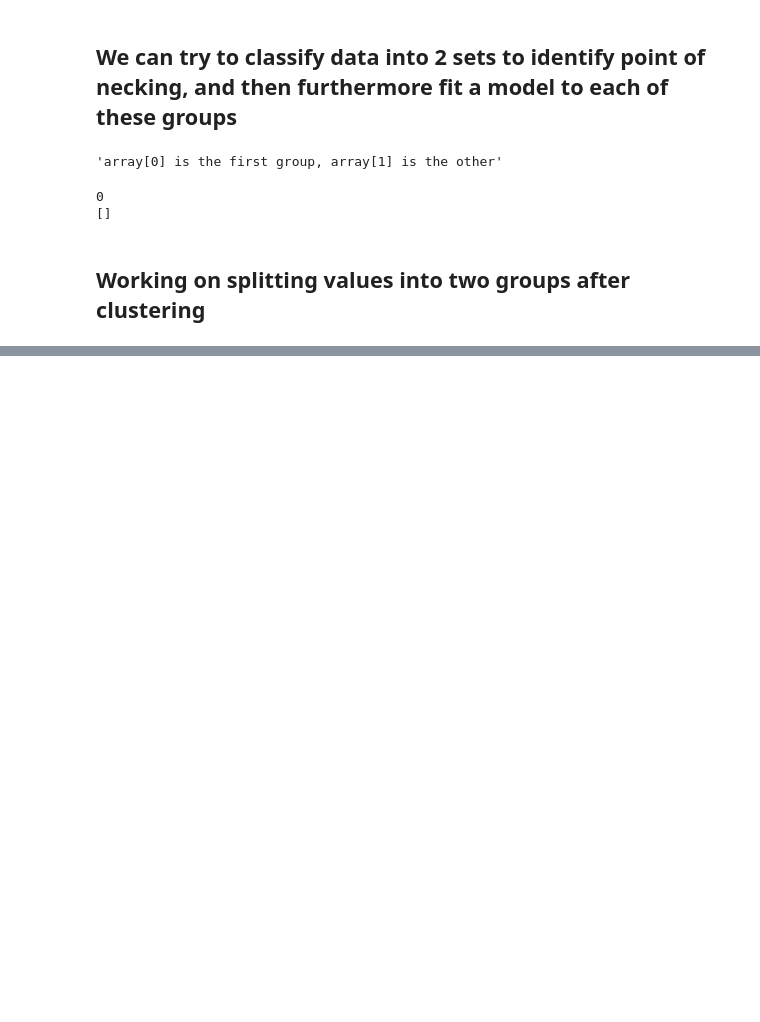
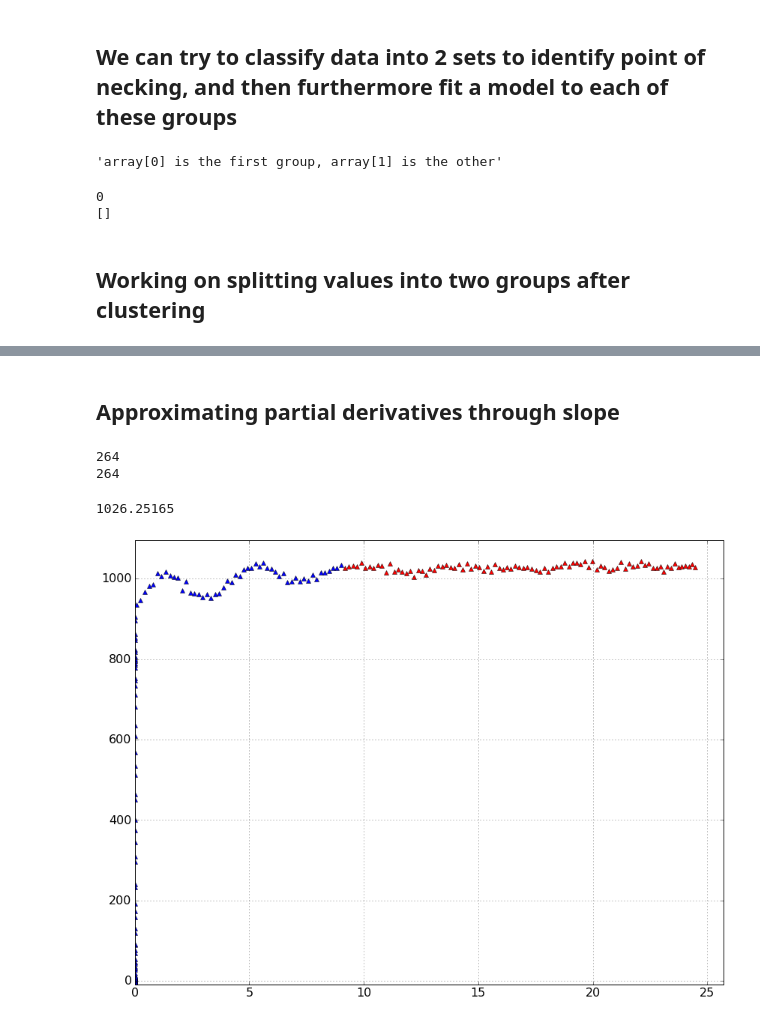
Before and after one commit to ednusi/MatPy, a Jupyter notebook: ML_PredictStressStrain.ipynb, the cells around one changed output, grey strips where cells are left out. Drawn from its saved outputs; the diff is of its cells as text; code cells hidden in the pictures; blank space fills up the shorter version.

```diff
--- a/ML_PredictStressStrain.ipynb
+++ b/ML_PredictStressStrain.ipynb
@@ -414,0 +574,46 @@ print group1x
+# %% [markdown]
+## Approximating partial derivatives through slope
+# %%
+data = StressStrain('ref/HSRS/326').get_experimental_data()
+print len(data[:,0])
+slopes = [0]
+
+for index in xrange(len(data[:,0])-1):
+    slopes.append((data[index+1,1]-data[index,1])/(data[index+1,0]-data[index,0]))
+
+print len(slopes)
+# %% [output]
+264
+264
+# %%
+import test_suite
+import graph_suite
+
+data = StressStrain('ref/HSRS/222').get_experimental_data()
+slopes = [0]
+
+for index in xrange(len(data[:,0])-1):
+    slopes.append((data[index+1,1]-data[index,1])/(data[index+1,0]-data[index,0]))
+
+# --- assigns a slope value to each strain datapoint
+predictions = test_suite.kminicluster(test_suite.combine_data(data[:,0],slopes),numclusters=2).predict(data[:,0].reshape(-1,1))
+
+initgroup = predictions[0]
+splitgroup = 0
+
+for index, val in enumerate(predictions):
+
+    # as soon as we reach the new group, we have found our dividing point
+    if val != initgroup:
+        splitgroup = index
+        break
+
+"""Instead of creating tuples, we create lists"""
+elastic = test_suite.combine_data(data[:splitgroup,0],data[:splitgroup,1])
+plastic = test_suite.combine_data(data[splitgroup:,0],data[splitgroup:,1])
+
+print data[splitgroup,1]
+graph_suite.plotmult2D(elastic,plastic)
+# %% [output]
+1026.25165
+[figure, added]
```
Also changed, not shown: parts of 10 cells of this notebook, 7 other files.
